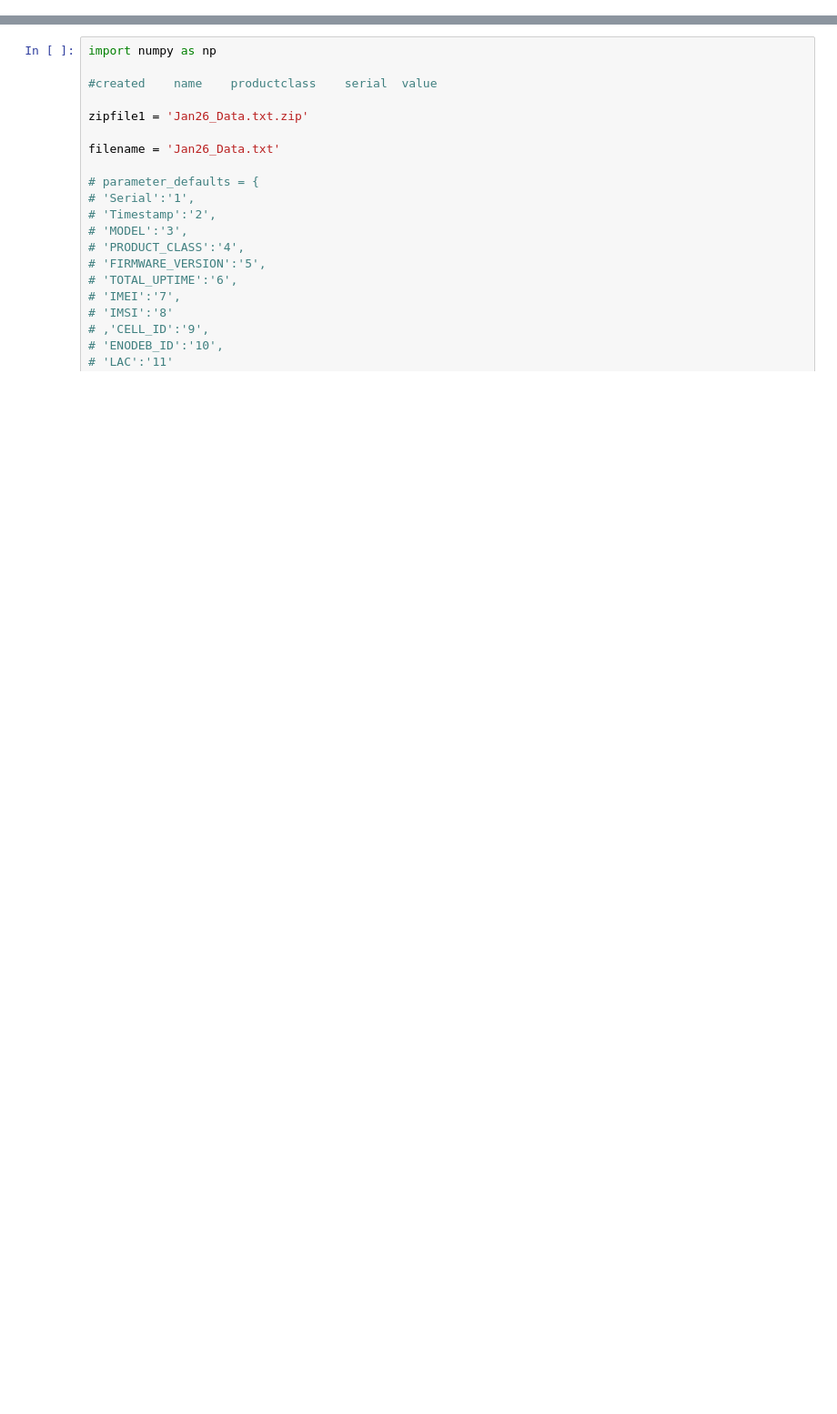
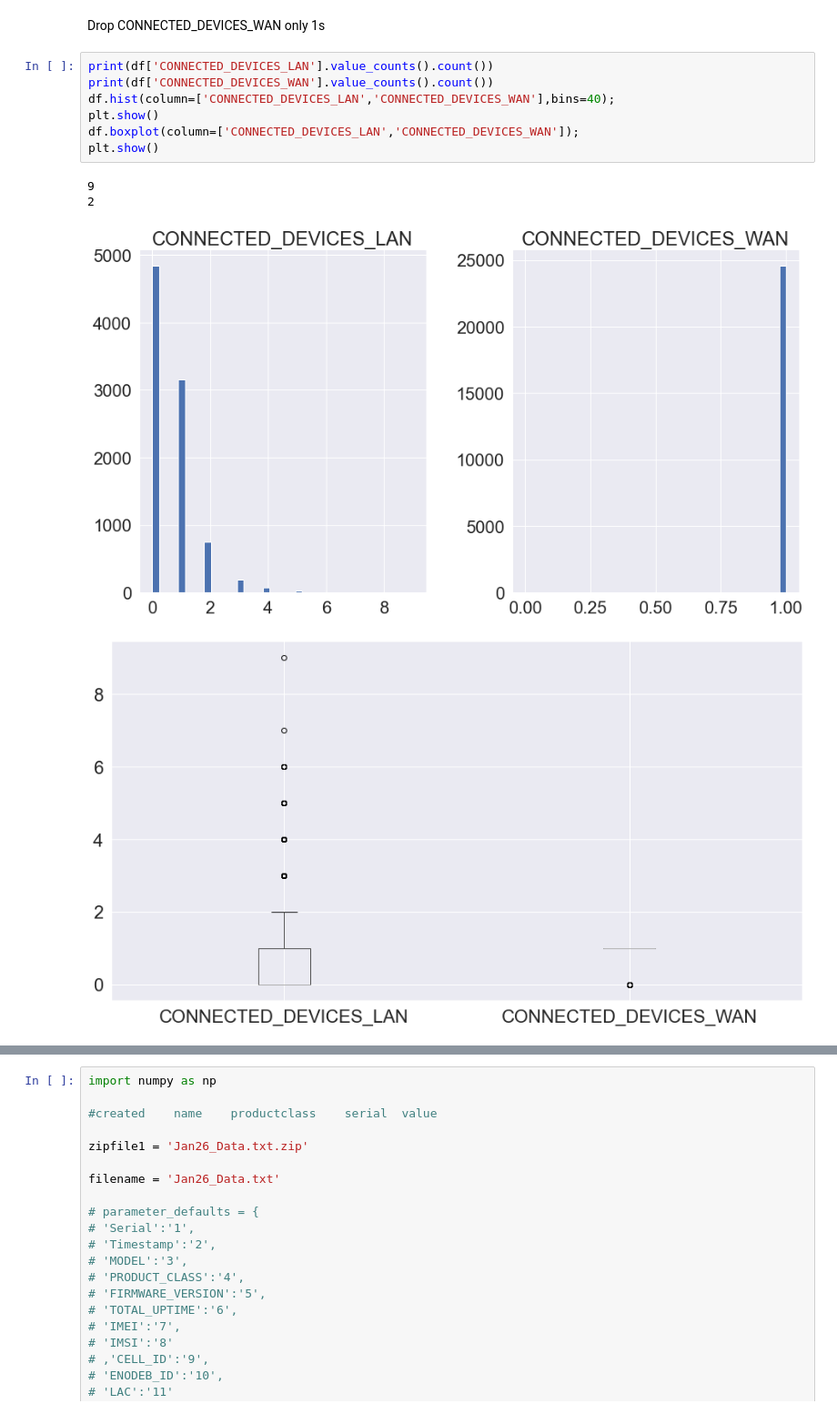
Before and after one commit to corbra/corbra.github.io, a Jupyter notebook: excel.ipynb, the cells around one changed output, grey strips where cells are left out. Shown at 91% size. Drawn from its saved outputs; the diff is of its cells as text; blank space fills up the shorter version.

```diff
--- a/excel.ipynb
+++ b/excel.ipynb
@@ -247,0 +206,14 @@ param_mapping
+# %% [markdown]
+Drop CONNECTED_DEVICES_WAN only 1s
+# %%
+print(df['CONNECTED_DEVICES_LAN'].value_counts().count())
+print(df['CONNECTED_DEVICES_WAN'].value_counts().count())
+df.hist(column=['CONNECTED_DEVICES_LAN','CONNECTED_DEVICES_WAN'],bins=40);
+plt.show()
+df.boxplot(column=['CONNECTED_DEVICES_LAN','CONNECTED_DEVICES_WAN']);
+plt.show()
+# %% [output]
+9
+2
+[figure, added]
+[figure, added]
```
Also changed, not shown: parts of 32 cells of this notebook.
